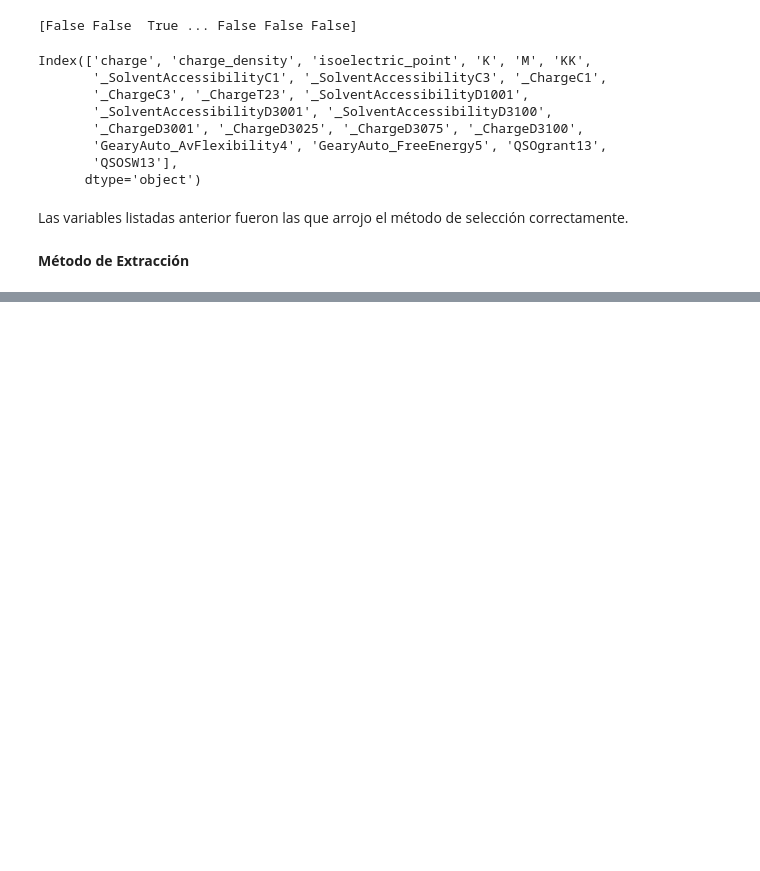
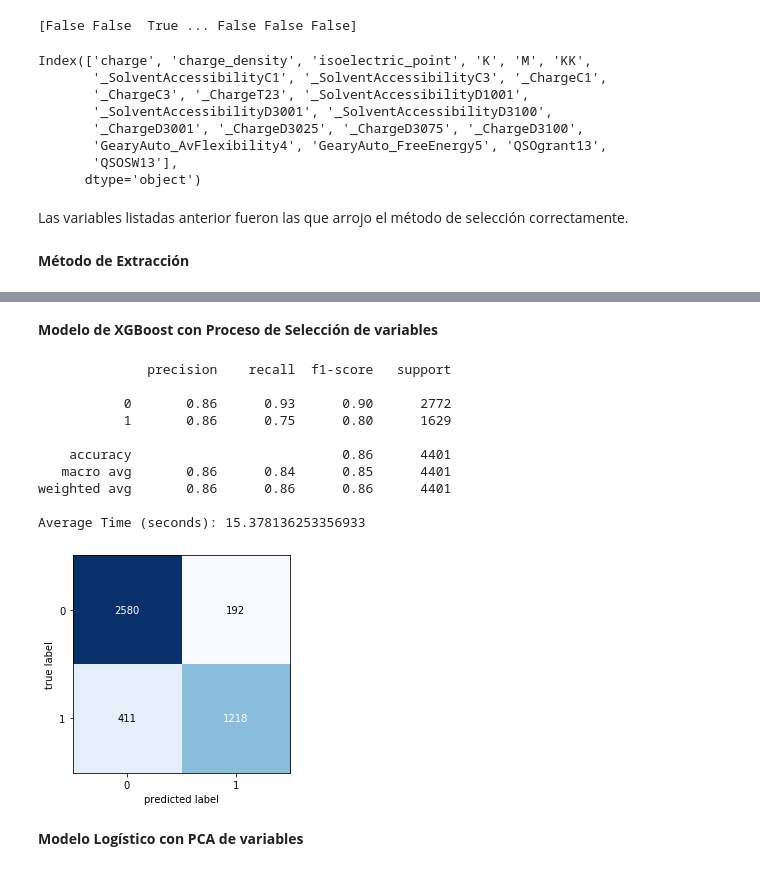
Before and after one commit to Juapatral/reconocimiento_patrones_2020, a Jupyter notebook: competencia/Competencia.ipynb, the cells around one changed output, grey strips where cells are left out. Cells and saved outputs as stored; diff of their text form; code cells hidden in the pictures; blank space fills up the shorter version.

```diff
--- a/competencia/Competencia.ipynb
+++ b/competencia/Competencia.ipynb
@@ -194,0 +363,52 @@ Las variables listadas anterior fueron las que arrojo el método de selección c
+# %% [markdown]
+**Modelo de XGBoost con Proceso de Selección de variables**
+# %%
+# crear modelo
+# crear modelo
+mejor_xgbc = xgb.XGBClassifier(mmin_child_weight=1,
+                               gamma=2,
+                               subsample=1.0,
+                               colsample_bytree=1.0,
+                               max_depth=5,
+                               learning_rate=0.02,
+                               n_estimators=600,
+                               objective='binary:logistic',
+                               silent=True,
+                               nthread=1,
+                               random_state=42)
+
+# ajustar por cv
+score = cross_validate(mejor_xgbc, train_x, train_y, n_jobs=-1, verbose=0)
+
+# ajustar
+mejor_xgbc.fit(train_x, train_y)
+
+# predecir
+y_xgb_train = mejor_xgbc.predict(train_x)
+y_xgb_test = cross_val_predict(mejor_xgbc, test_x, test_y)
+
+# mostrar matriz de metricas
+print(classification_report(test_y, y_xgb_test, target_names=['0', '1']))
+
+# mostrar tiempo de modelado
+print("Average Time (seconds):", np.mean(score['fit_time']))
+
+# graficar
+cm = confusion_matrix(test_y, y_xgb_test)
+
+fig, ax = plot_confusion_matrix(conf_mat=cm)
+plt.show()
+# %% [output]
+              precision    recall  f1-score   support
+
+           0       0.86      0.93      0.90      2772
+           1       0.86      0.75      0.80      1629
+
+    accuracy                           0.86      4401
+   macro avg       0.86      0.84      0.85      4401
+weighted avg       0.86      0.86      0.86      4401
+
+Average Time (seconds): 15.378136253356933
+[figure, added]
+# %% [markdown]
+**Modelo Logístico con PCA de variables**
```
Also changed, not shown: parts of 23 cells of this notebook.
